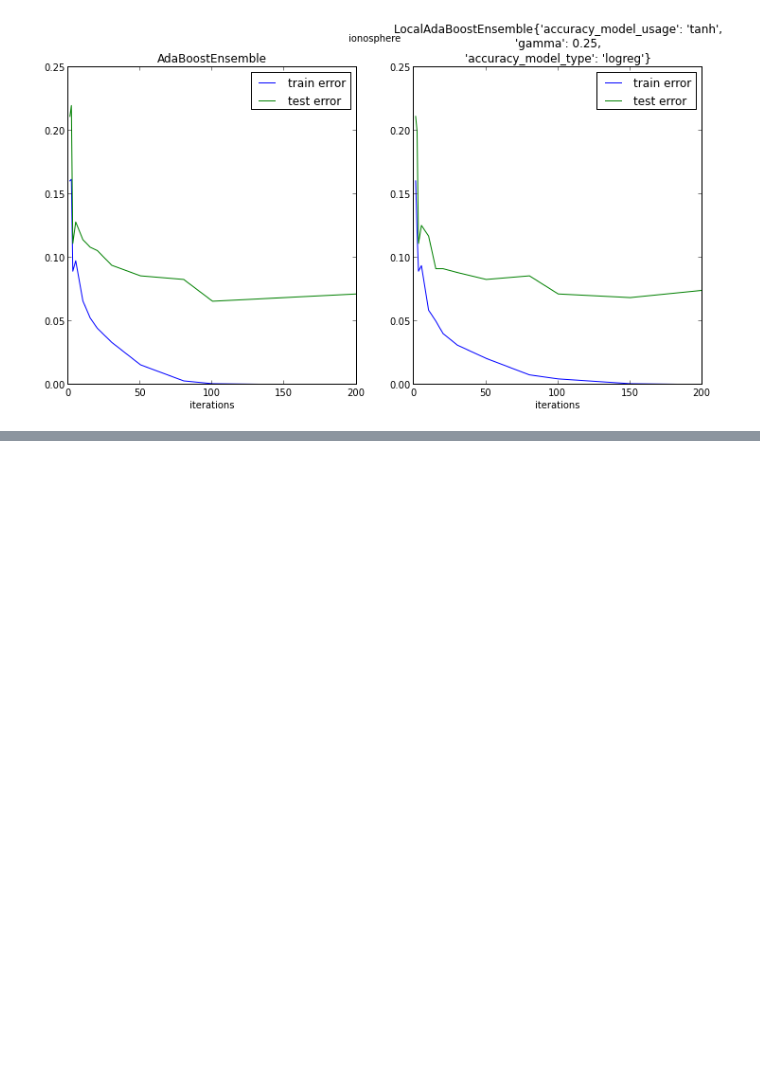
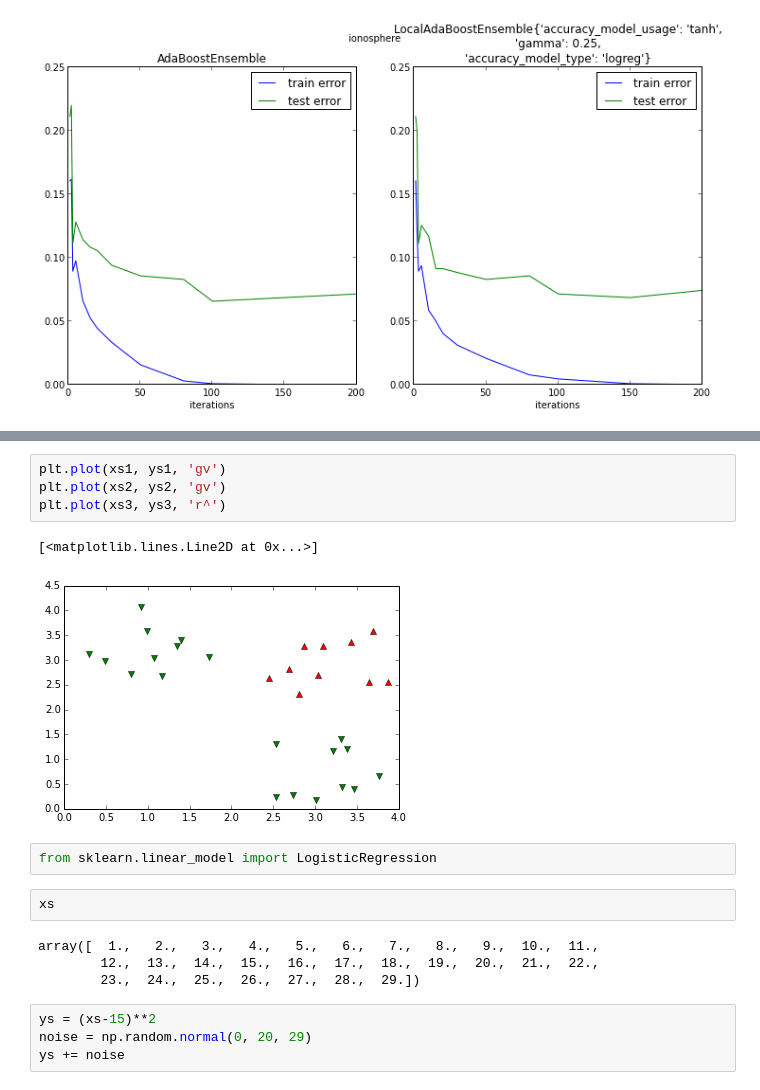
Before and after one commit to miwanowski/localboost, a Jupyter notebook: src/notebooks/scrapbook_work.ipynb, the cells around one changed output, grey strips where cells are left out. Saved outputs shown, nothing was run; the diff lists cells and outputs as text; blank space fills up the shorter version.

```diff
--- a/src/notebooks/scrapbook_work.ipynb
+++ b/src/notebooks/scrapbook_work.ipynb
@@ -232,0 +259,19 @@ array([ 0.        ,  0.02      ,  0.        ,  0.00269841, -0.00285714,
+# %%
+plt.plot(xs1, ys1, 'gv')
+plt.plot(xs2, ys2, 'gv')
+plt.plot(xs3, ys3, 'r^')
+# %% [output]
+[<matplotlib.lines.Line2D at 0x...>]
+[figure, added]
+# %%
+from sklearn.linear_model import LogisticRegression
+# %%
+xs
+# %% [output]
+array([  1.,   2.,   3.,   4.,   5.,   6.,   7.,   8.,   9.,  10.,  11.,
+        12.,  13.,  14.,  15.,  16.,  17.,  18.,  19.,  20.,  21.,  22.,
+        23.,  24.,  25.,  26.,  27.,  28.,  29.])
+# %%
+ys = (xs-15)**2
+noise = np.random.normal(0, 20, 29)
+ys += noise
```
Also changed, not shown: parts of 24 cells of this notebook, 14 other files.
